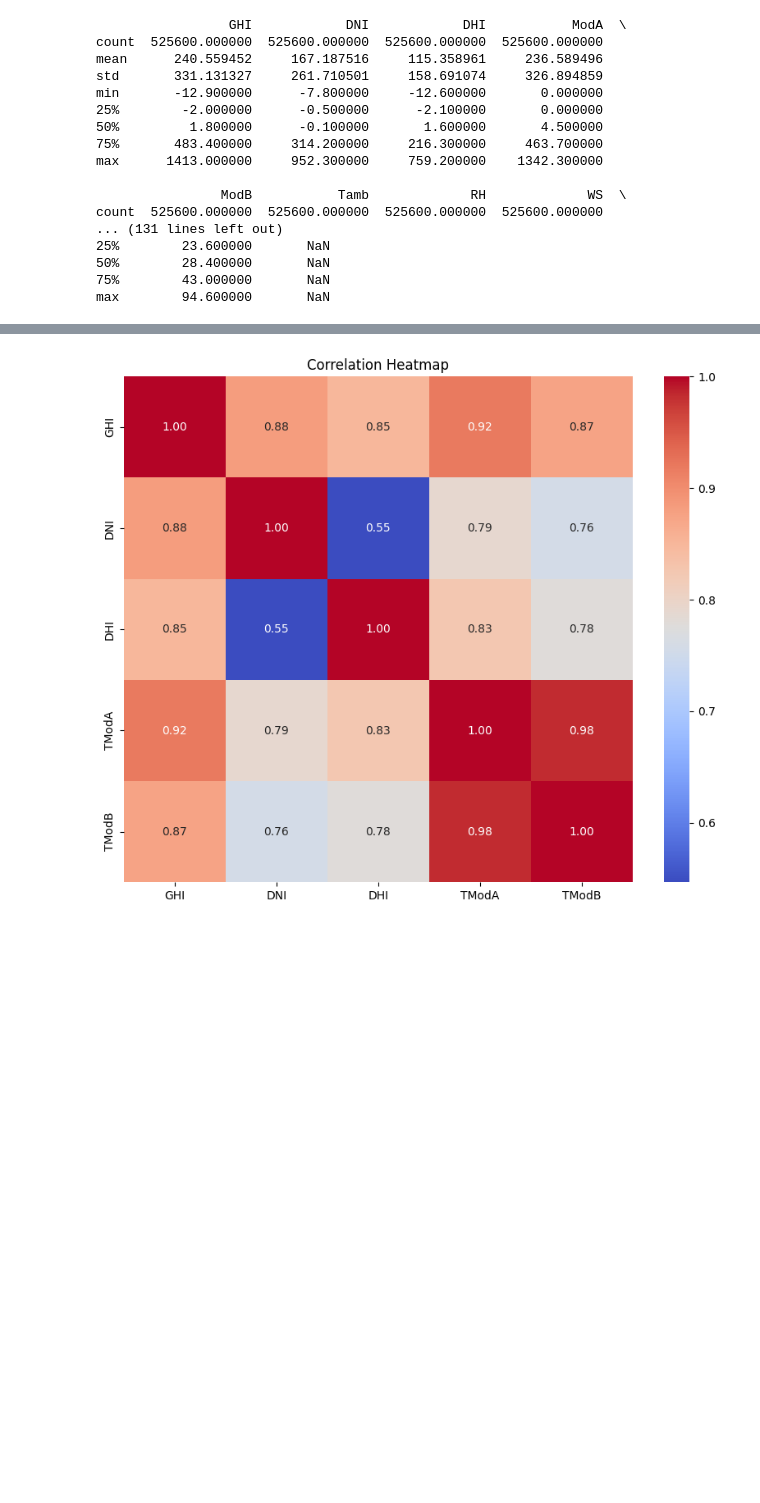
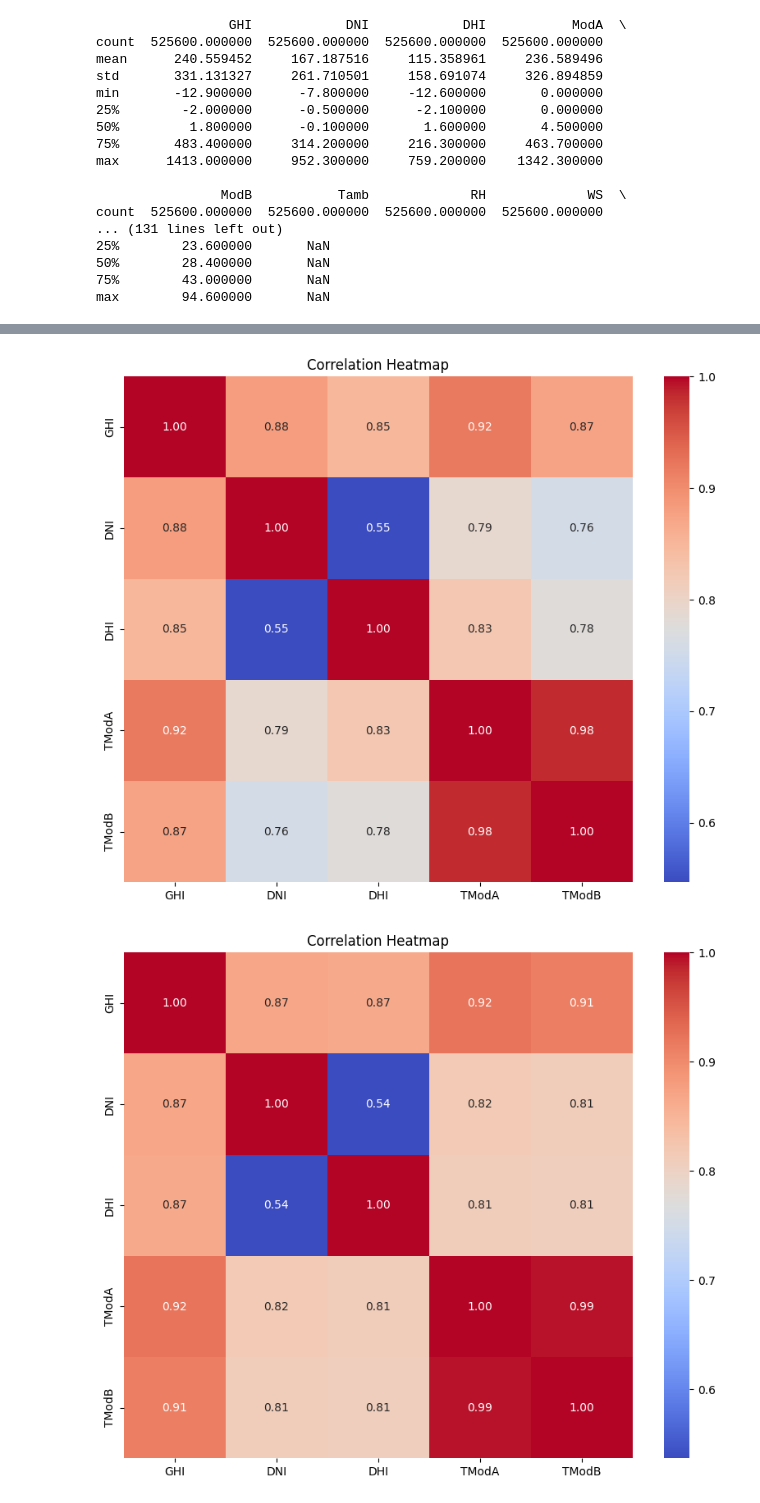
Before and after one commit to Alpha-Mintamir/solar_farm_data_analysis, a Jupyter notebook: notebooks/exploratory_data_analysis.ipynb, the cells around one changed output, grey strips where cells are left out. Saved outputs shown, nothing was run; the diff lists cells and outputs as text; code cells hidden in the pictures; blank space fills up the shorter version.

```diff
--- a/notebooks/exploratory_data_analysis.ipynb
+++ b/notebooks/exploratory_data_analysis.ipynb
@@ -118,14 +126,17 @@ plot_time_series(df_benin, 'GHI')
 # %%
 import seaborn as sns
 
 def plot_correlation_heatmap(df):
     corr = df[['GHI', 'DNI', 'DHI', 'TModA', 'TModB']].corr()
     plt.figure(figsize=(10, 8))
     sns.heatmap(corr, annot=True, cmap='coolwarm', fmt='.2f')
     plt.title('Correlation Heatmap')
     plt.show()
 
 
 plot_correlation_heatmap(df_benin)
+plot_correlation_heatmap(df_sierraleone)
+plot_correlation_heatmap(df_togo)
 # %% [output]
 [figure]
+[figure, added]
```
Also changed, not shown: parts of 5 cells of this notebook, 1 other file.
